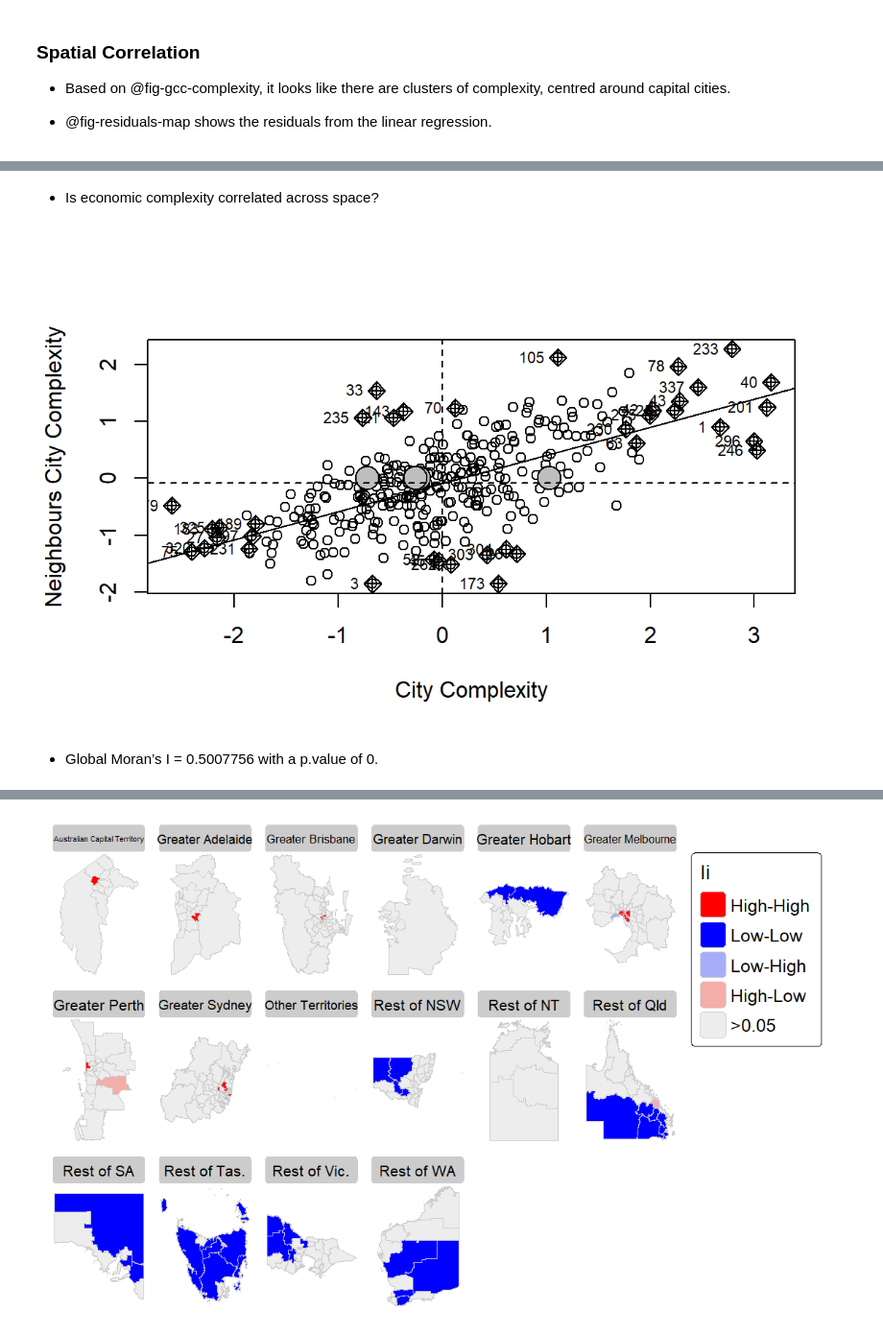
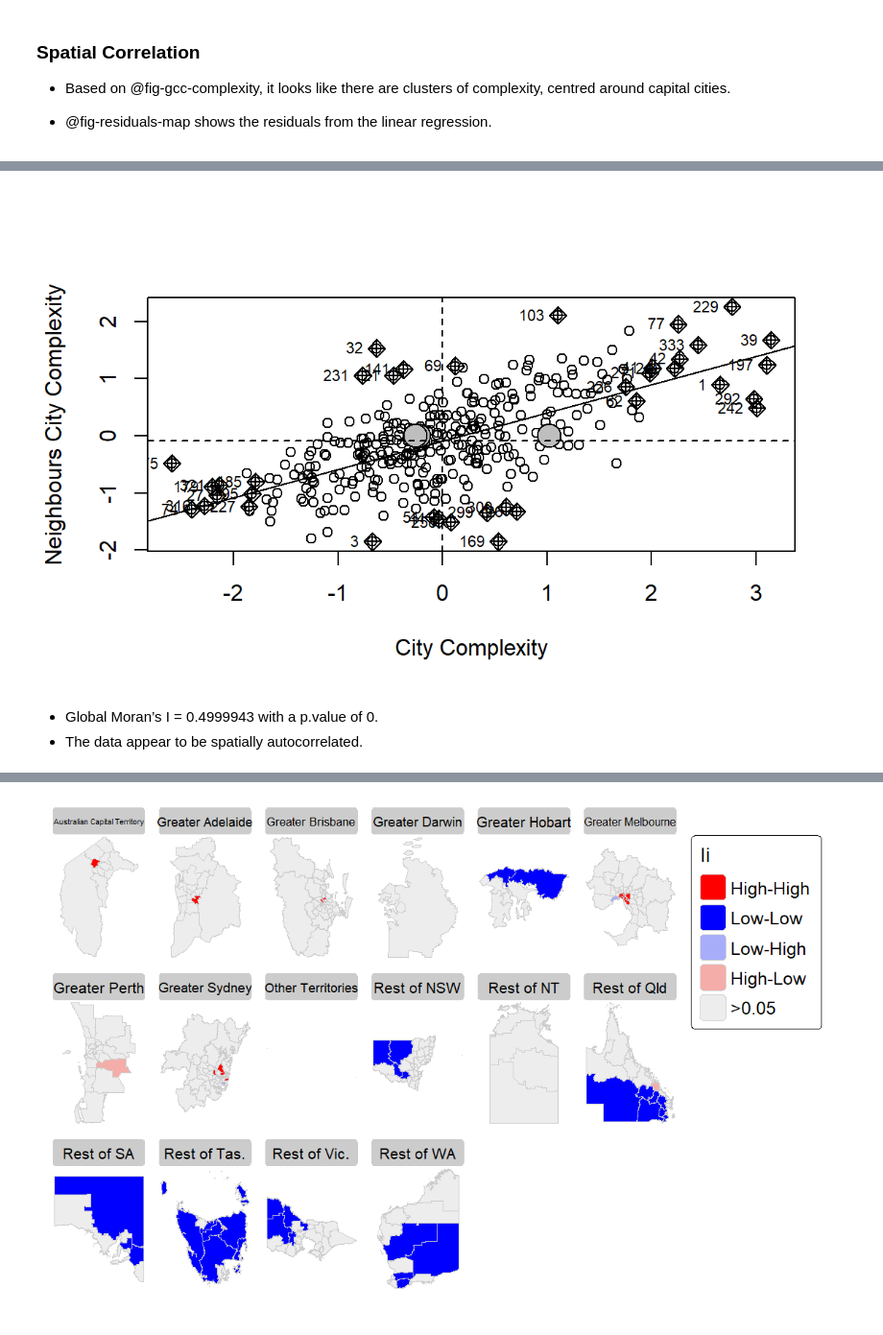
Before and after one commit to aiti-flinders/sirp-complexity, a Jupyter notebook: index.embed.ipynb, the cells around one changed output, grey strips where cells are left out. Shown at 96% size. Drawn from its saved outputs; the diff is of its cells as text; code cells hidden in the pictures.

```diff
--- a/index.embed.ipynb
+++ b/index.embed.ipynb
@@ -236,14 +236,12 @@ tm_shape(complexity.reg) +
-# %% [markdown]
--   Is economic complexity correlated across space?
 # %%
-nb <- poly2nb(city_complexity, queen = TRUE)
+nb <- poly2nb(complexity.reg, queen = TRUE)
 lw <- nb2listw(nb, style = "W", zero.policy = TRUE)
 
 moran.plot(as.numeric(scale(complexity.reg$city_complexity)),
            listw = lw,
            xlab = "City Complexity",
            ylab = "Neighbours City Complexity")
 # %% [output]
-[figure, old version]
+[figure, new version]
 # %%
 # first find the neighbours (using adacency)
@@ -256,2 +253,3 @@ moranIp <- moran.mc(city_complexity$city_complexity, lw, nsim = 1000)
 # %% [markdown]
--   Global Moran’s I = 0.5007756 with a p.value of 0.
+-   Global Moran’s I = 0.4999943 with a p.value of 0.
+-   The data appear to be spatially autocorrelated.
```
Also changed, not shown: parts of 6 cells of this notebook, 24 other files.
